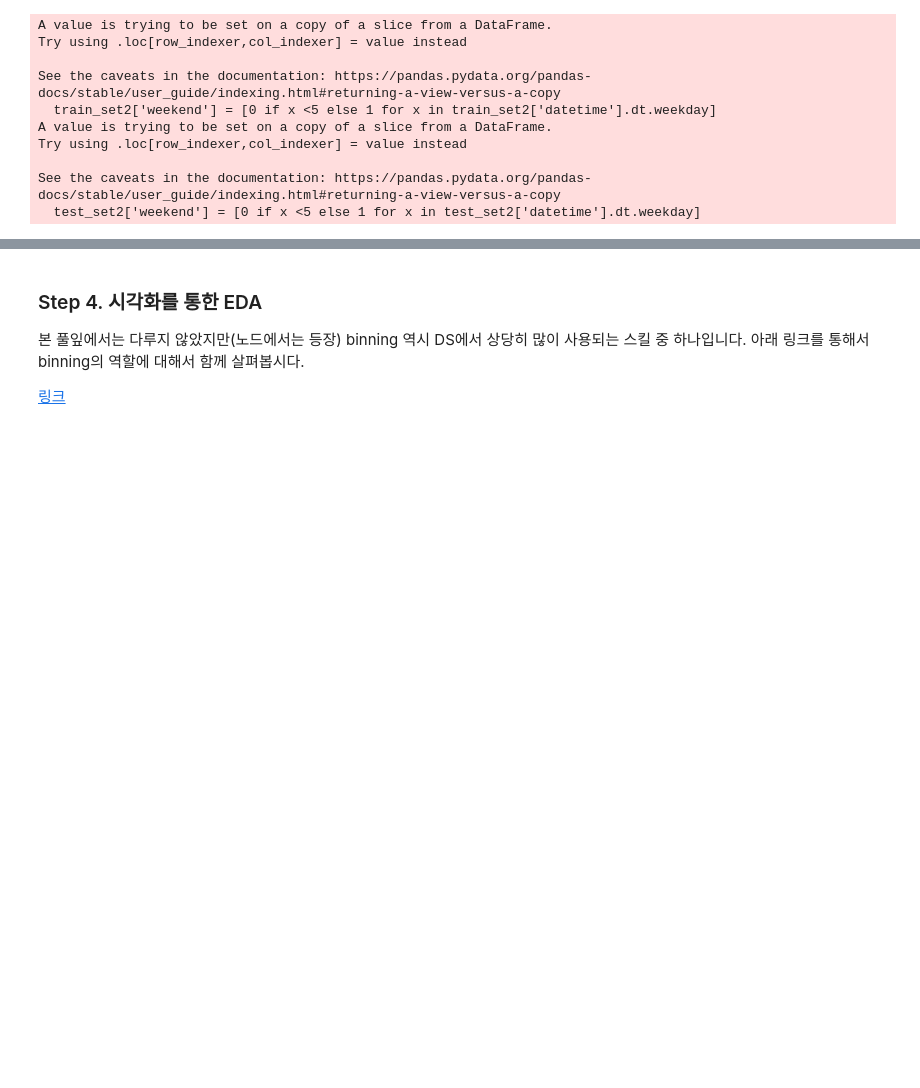
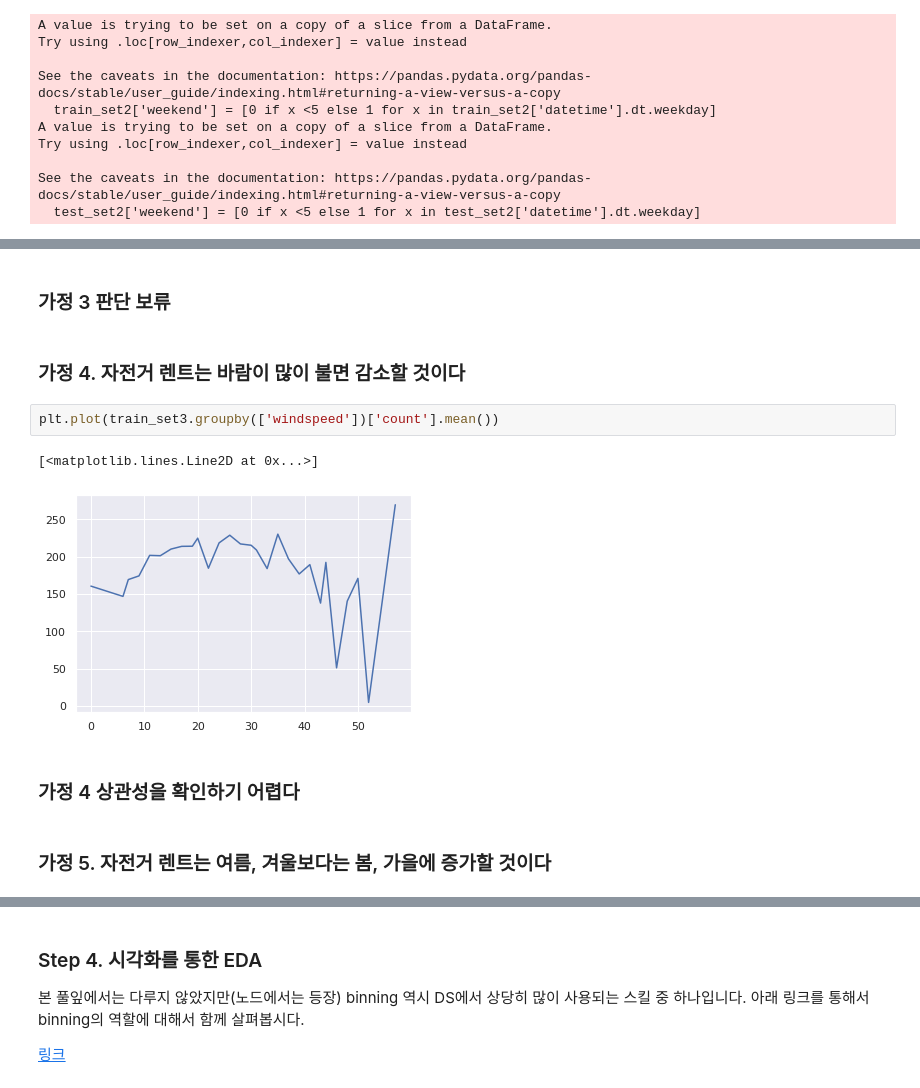
Before and after one commit to katalria/toy_projects, a Jupyter notebook: 5th_week.ipynb, the cells around one changed output, grey strips where cells are left out. Cells and saved outputs as stored; diff of their text form; blank space fills up the shorter version.

```diff
--- a/5th_week.ipynb
+++ b/5th_week.ipynb
@@ -457,0 +614,13 @@ See the caveats in the documentation: https://pandas.pydata.org/pandas-docs/stab
+# %% [markdown]
+### 가정 3 판단 보류
+# %% [markdown]
+### 가정 4. 자전거 렌트는 바람이 많이 불면 감소할 것이다
+# %%
+plt.plot(train_set3.groupby(['windspeed'])['count'].mean())
+# %% [output]
+[<matplotlib.lines.Line2D at 0x...>]
+[figure, added]
+# %% [markdown]
+### 가정 4  상관성을 확인하기 어렵다
+# %% [markdown]
+### 가정 5. 자전거 렌트는 여름, 겨울보다는 봄, 가을에 증가할 것이다
```
Also changed, not shown: parts of 40 cells of this notebook.
